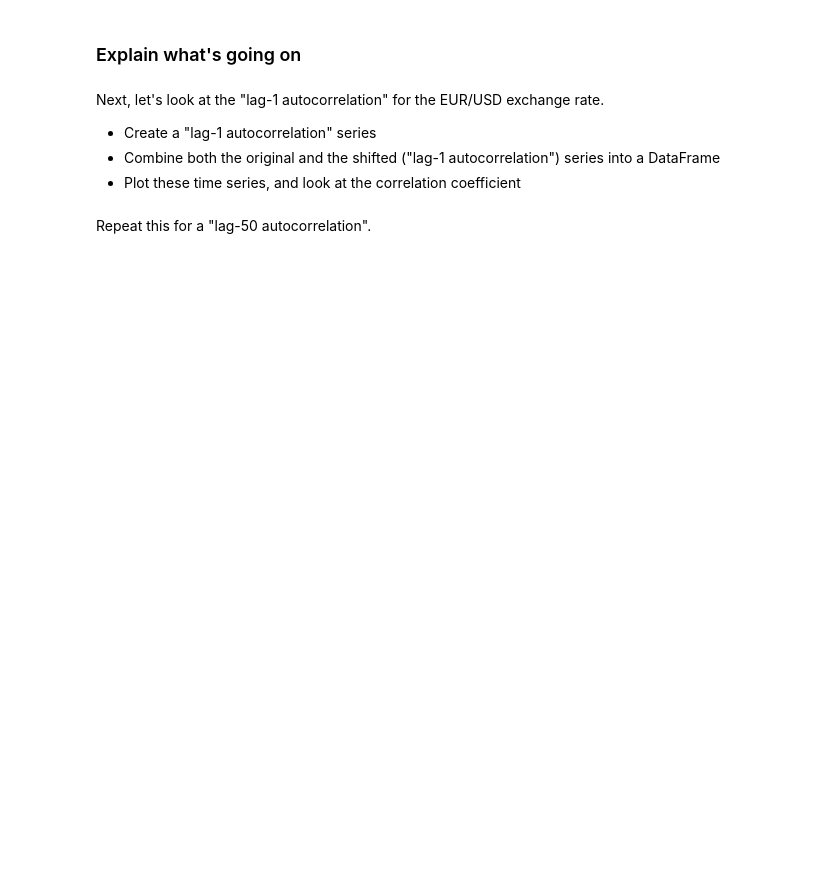
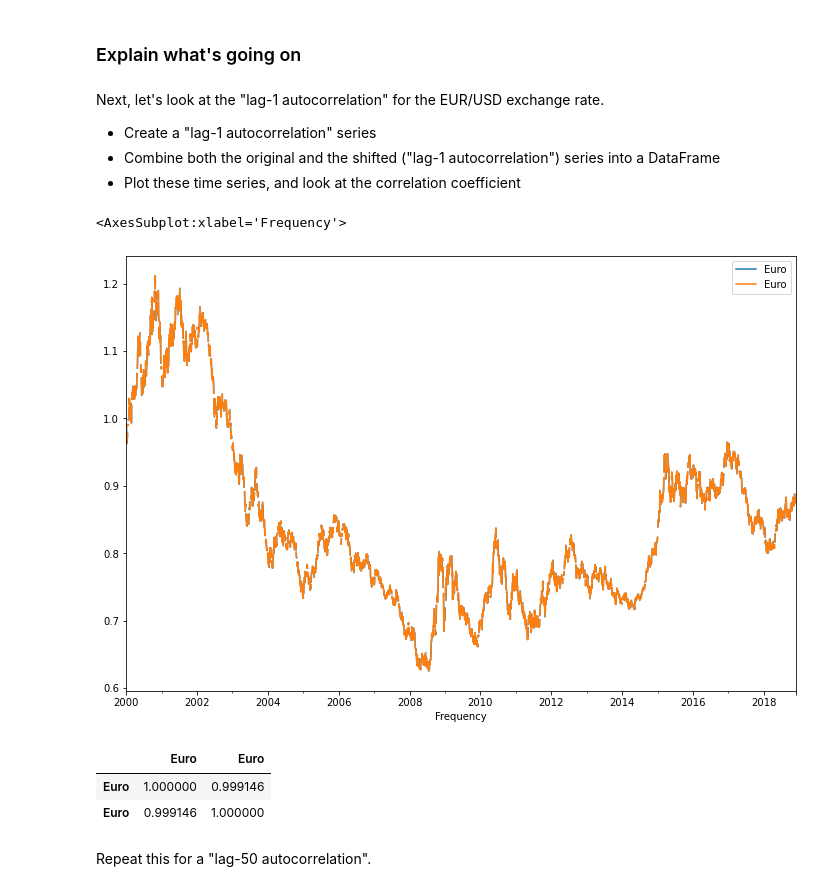
Before and after one commit to dendar/dsc-corr-autocorr-in-time-series-lab, a Jupyter notebook: index.ipynb, the cells around one changed output. Cells and saved outputs as stored; diff of their text form; code cells hidden in the pictures; blank space fills up the shorter version.

```diff
--- a/index.ipynb
+++ b/index.ipynb
@@ -70,14 +107,23 @@ Next, let's look at the "lag-1 autocorrelation" for the EUR/USD exchange rate.
 eur = xr[['Euro']]
 
 # "Shift" the time series by one period
-eur_shift_1 = None
+eur_shift_1 = eur.shift(periods= 1)
 # %%
 # Combine the original and shifted time series
-lag_1 = None
+lag_1 = pd.concat([eur_shift_1, eur], axis = 1)
 
 # Plot
+lag_1.plot(figsize = (12,8))
+# %% [output]
+<AxesSubplot:xlabel='Frequency'>
+[figure, added]
 # %%
 # Correlation
+lag_1.corr()
+# %% [output]
+|  | Euro | Euro |
+| Euro | 1.000000 | 0.999146 |
+| Euro | 0.999146 | 1.000000 |
 # %% [markdown]
 Repeat this for a "lag-50 autocorrelation".
 # %%
```
Also changed, not shown: parts of 24 cells of this notebook.
